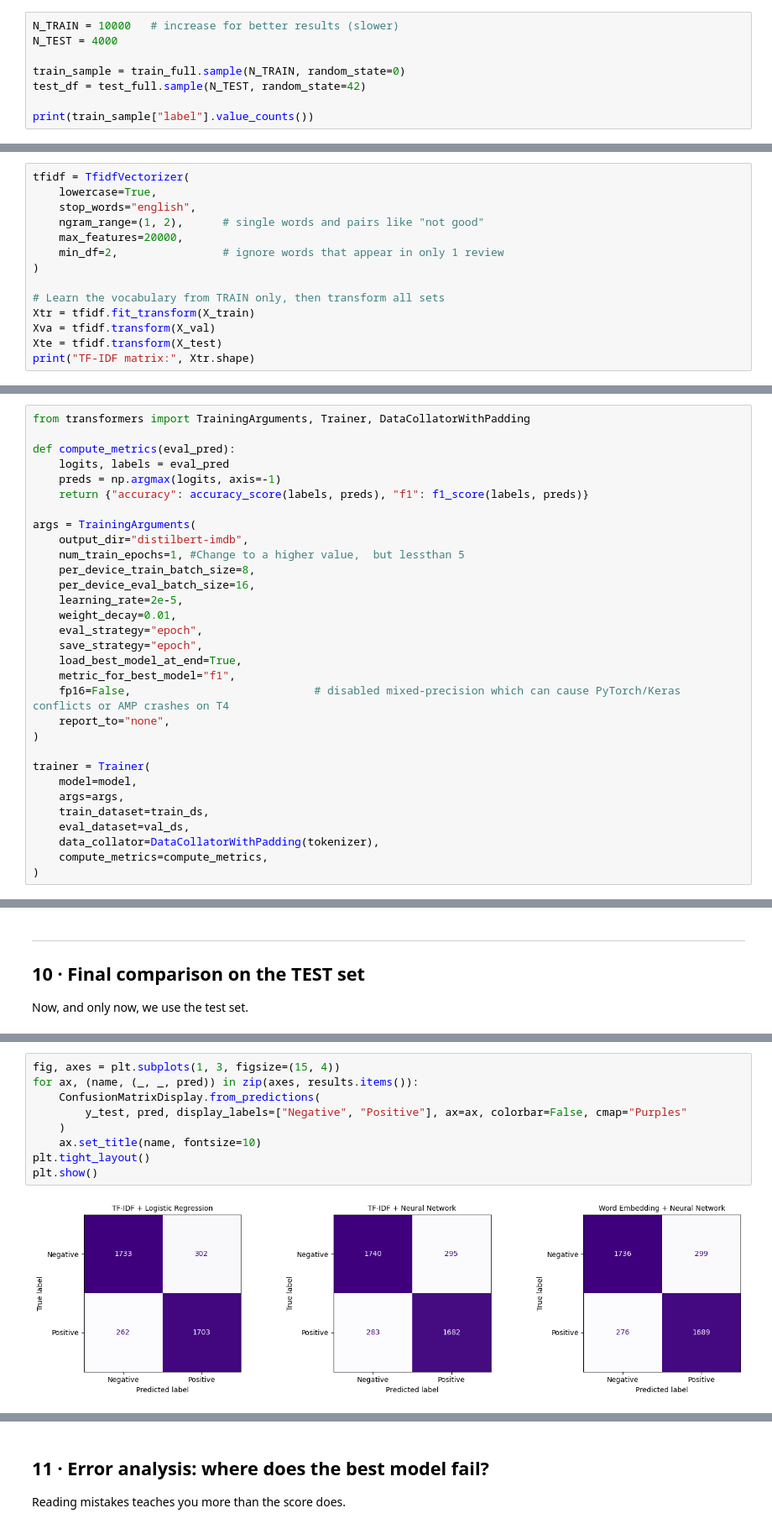
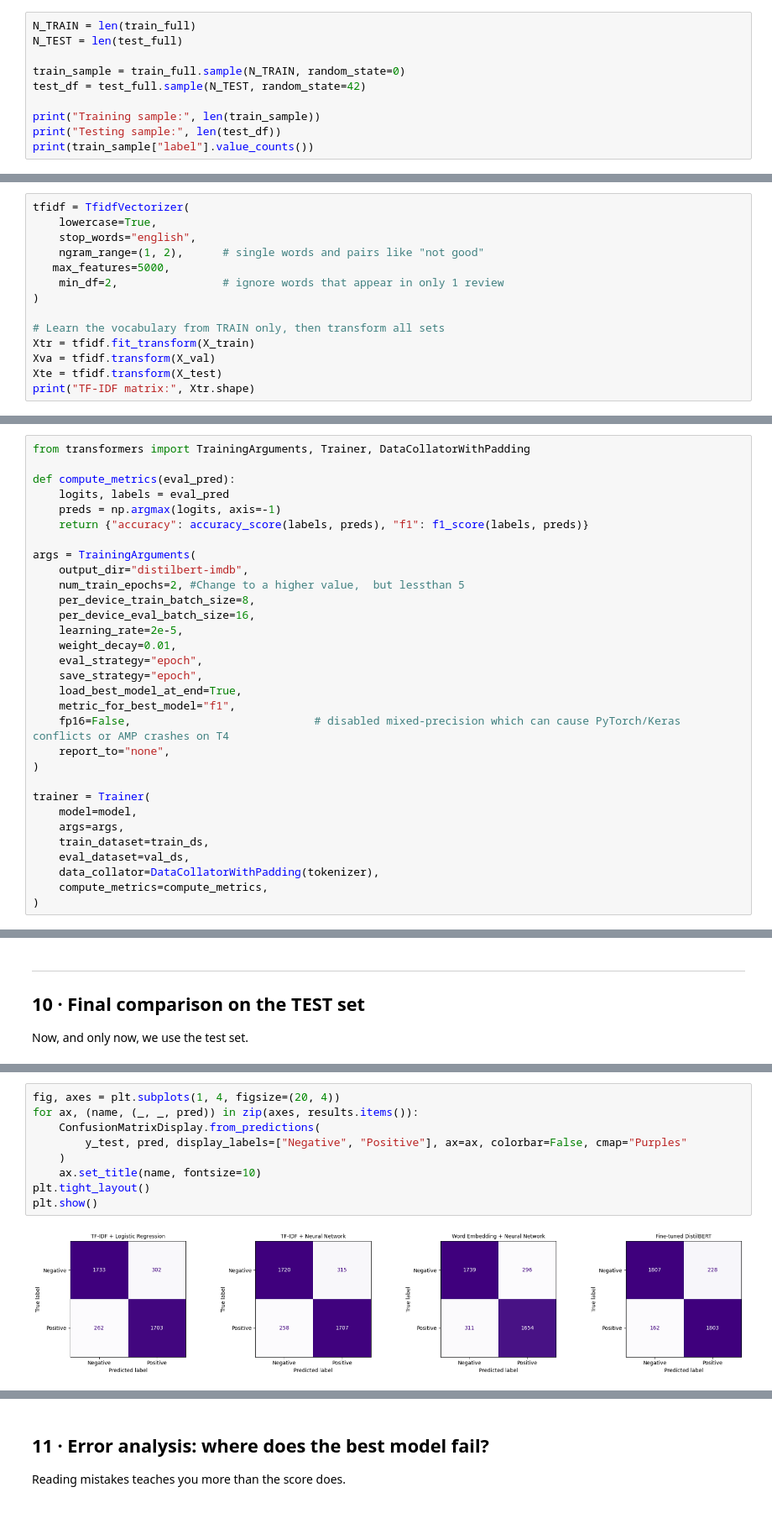
Before and after one commit to jenipherorishaba2-ship-it/nlp-project-group-Jenipher1-and-Racheal2, a Jupyter notebook: Sentiment_Analysis_Review_Tutorial.ipynb, the cells around one changed output, grey strips where cells are left out. Shown at 84% size. Drawn from its saved outputs; the diff is of its cells as text.

```diff
--- a/Sentiment_Analysis_Review_Tutorial.ipynb
+++ b/Sentiment_Analysis_Review_Tutorial.ipynb
@@ -159,11 +159,13 @@ Road to Perdition, a movie undeservedly overlooked at that year Oscars is the se
 
 50,000 reviews takes a long time to fine-tune. We take a **random, balanced sample**. You can increase these numbers later.
 # %%
-N_TRAIN = 10000   # increase for better results (slower)
-N_TEST = 4000
+N_TRAIN = len(train_full)
+N_TEST = len(test_full)
 
 train_sample = train_full.sample(N_TRAIN, random_state=0)
 test_df = test_full.sample(N_TEST, random_state=42)
 
+print("Training sample:", len(train_sample))
+print("Testing sample:", len(test_df))
 print(train_sample["label"].value_counts())
 # %% [output]
@@ -216,7 +220,7 @@ tfidf = TfidfVectorizer(
     lowercase=True,
     stop_words="english",
     ngram_range=(1, 2),      # single words and pairs like "not good"
-    max_features=20000,
+   max_features=5000,
     min_df=2,                # ignore words that appear in only 1 review
 )
 
@@ -585,7 +589,7 @@ def compute_metrics(eval_pred):
 
 args = TrainingArguments(
     output_dir="distilbert-imdb",
-    num_train_epochs=1, #Change to a higher value,  but lessthan 5
+    num_train_epochs=2, #Change to a higher value,  but lessthan 5
     per_device_train_batch_size=8,
     per_device_eval_batch_size=16,
     learning_rate=2e-5,
@@ -669,14 +673,14 @@ summary
 # %%
-fig, axes = plt.subplots(1, 3, figsize=(15, 4))
+fig, axes = plt.subplots(1, 4, figsize=(20, 4))
 for ax, (name, (_, _, pred)) in zip(axes, results.items()):
     ConfusionMatrixDisplay.from_predictions(
         y_test, pred, display_labels=["Negative", "Positive"], ax=ax, colorbar=False, cmap="Purples"
     )
     ax.set_title(name, fontsize=10)
 plt.tight_layout()
 plt.show()
 # %% [output]
-[figure, old version]
+[figure, new version]
 # %%
 from sklearn.metrics import classification_report
 print(classification_report(y_test, results["Fine-tuned DistilBERT"][2], target_names=["Negative", "Positive"]))
```
Also changed, not shown: parts of 16 cells of this notebook.
